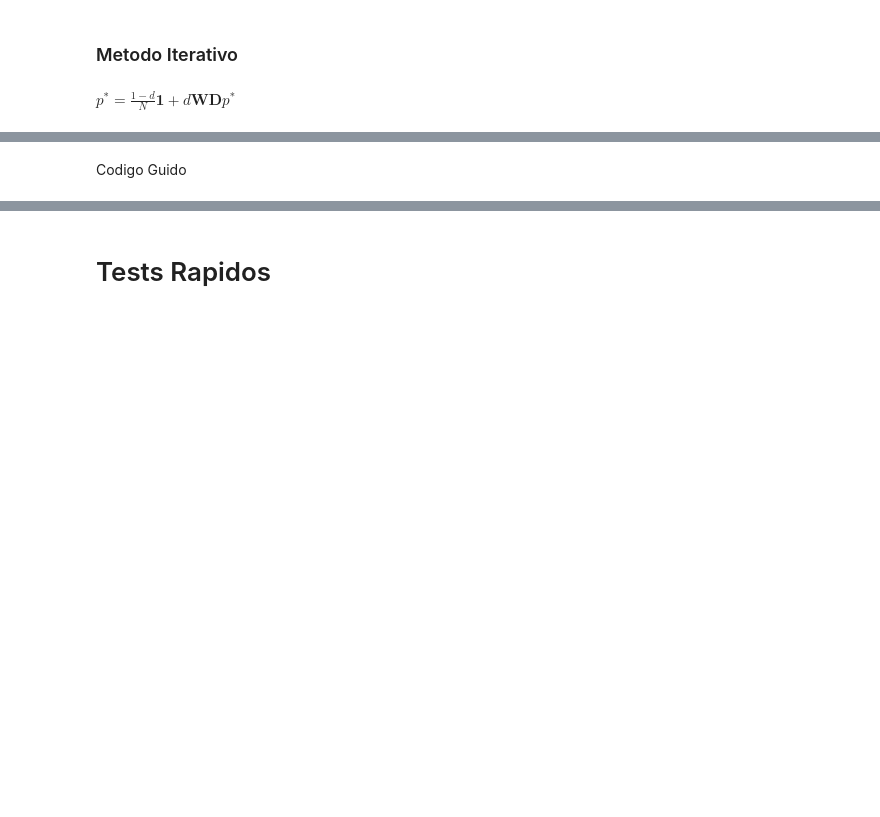
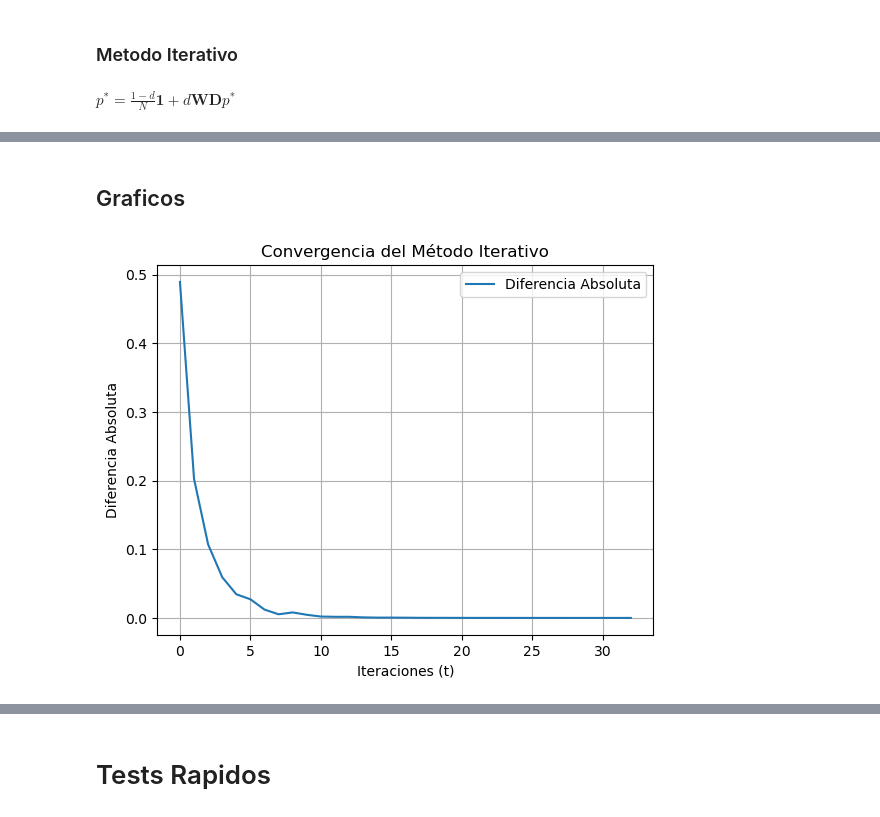
Before and after one commit to emilymaccarthy/PageRank_papers, a Jupyter notebook: ejercicio_{3}.ipynb, the cells around one changed output, grey strips where cells are left out. Saved outputs shown, nothing was run; the diff lists cells and outputs as text; code cells hidden in the pictures; blank space fills up the shorter version.

```diff
--- a/ejercicio_{3}.ipynb
+++ b/ejercicio_{3}.ipynb
@@ -113,19 +133,28 @@ unos = MatrizRala.getVectorOne(W.shape[0])
 tolerancia = 0.000001
 max_iteraciones = 100
 diferencias = []
+diferencias2 = []
 
+# Calculos Previos
+dWD = d * W @ D
+parte_div = (1 - d) / N
+
+tiempo = 0
 
 for t in range(max_iteraciones):
     p_previo = p.__copy__()
-    parte_div = (1 - d) / N
-    WD = W @ D
-    WDP_t = WD @ p_previo
-    p = parte_div * unos + d *WDP_t
+
+    dWDP_t = dWD @ p_previo
+    p = parte_div * unos + dWDP_t
 
     # Calcular la diferencia absoluta entre p y p*
     dif = MatrizRala.diffVectors(p,p_previo)
+    dif2 = MatrizRala.diffVectors(p,p_sol)
 
     diferencias.append(dif)
+    diferencias2.append(dif2)
+
+    tiempo += 1
 
     if dif < tolerancia:
         print(f"Convergencia alcanzada en la iteración {t + 1}.")
@@ -149,4 +178,4 @@ MatrizRala([
     [ 0.01363636363636364  ]
 ])
-# %% [markdown]
-Codigo Guido
+# %% [markdown]
+## Graficos
@@ -152,0 +199,4 @@ Codigo Guido
+# %%
+build_graph(tiempo,diferencias)
+# %% [output]
+[figure, added]
```
Also changed, not shown: parts of 6 cells of this notebook, 3 other files.
